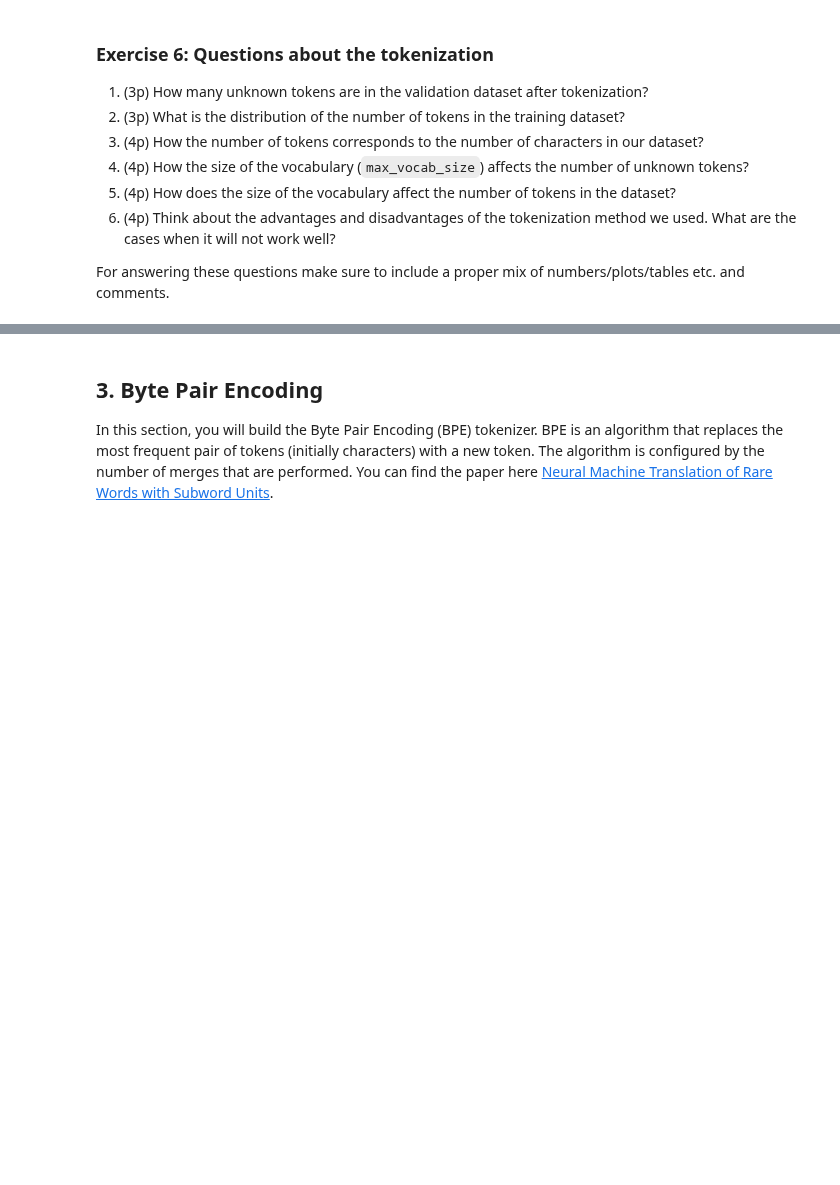
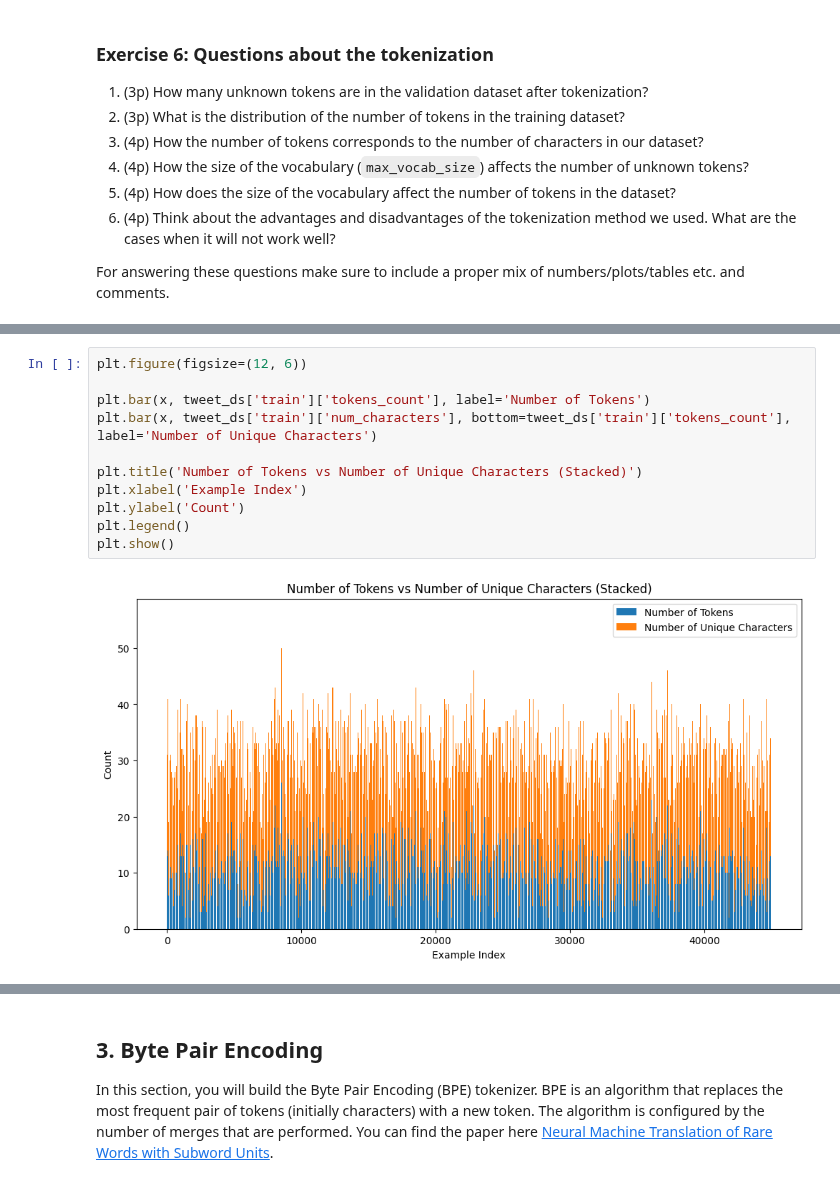
Before and after one commit to vddobush/NLP_Project, a Jupyter notebook: lab1_empty.ipynb, the cells around one changed output, grey strips where cells are left out. Cells and saved outputs as stored; diff of their text form; blank space fills up the shorter version.

```diff
--- a/lab1_empty.ipynb
+++ b/lab1_empty.ipynb
@@ -713,0 +791,13 @@ For answering these questions make sure to include a proper mix of numbers/plots
+# %%
+plt.figure(figsize=(12, 6))
+
+plt.bar(x, tweet_ds['train']['tokens_count'], label='Number of Tokens')
+plt.bar(x, tweet_ds['train']['num_characters'], bottom=tweet_ds['train']['tokens_count'], label='Number of Unique Characters')
+
+plt.title('Number of Tokens vs Number of Unique Characters (Stacked)')
+plt.xlabel('Example Index')
+plt.ylabel('Count')
+plt.legend()
+plt.show()
+# %% [output]
+[figure, added]
```
Also changed, not shown: parts of 13 cells of this notebook.
